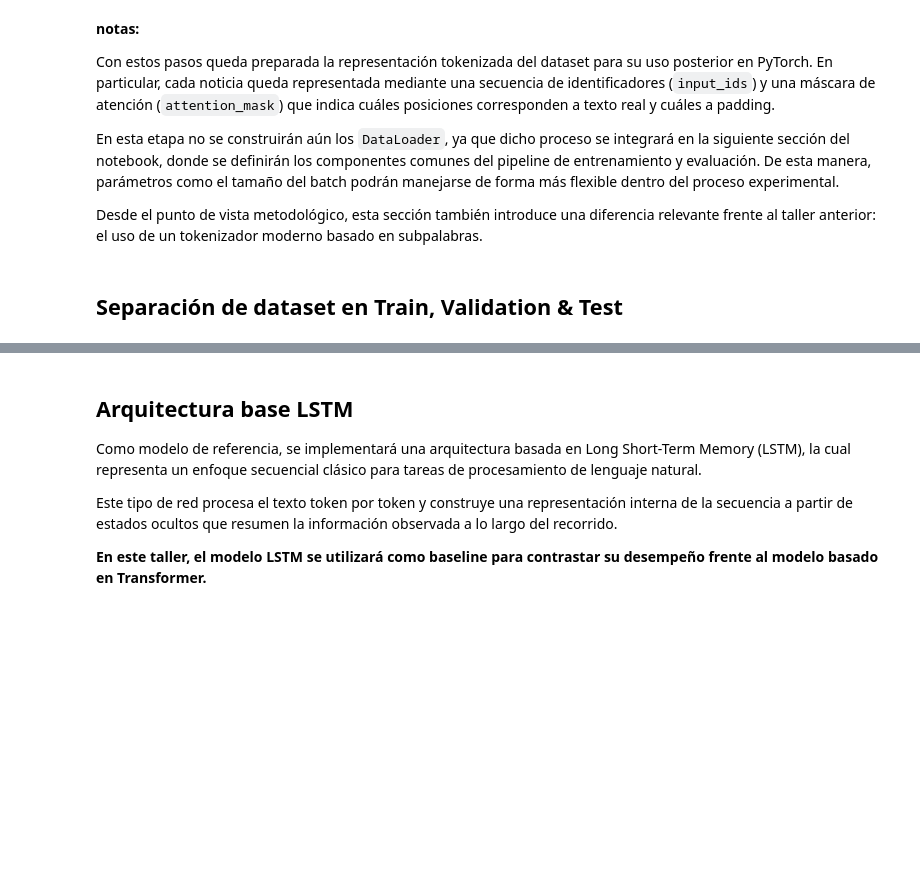
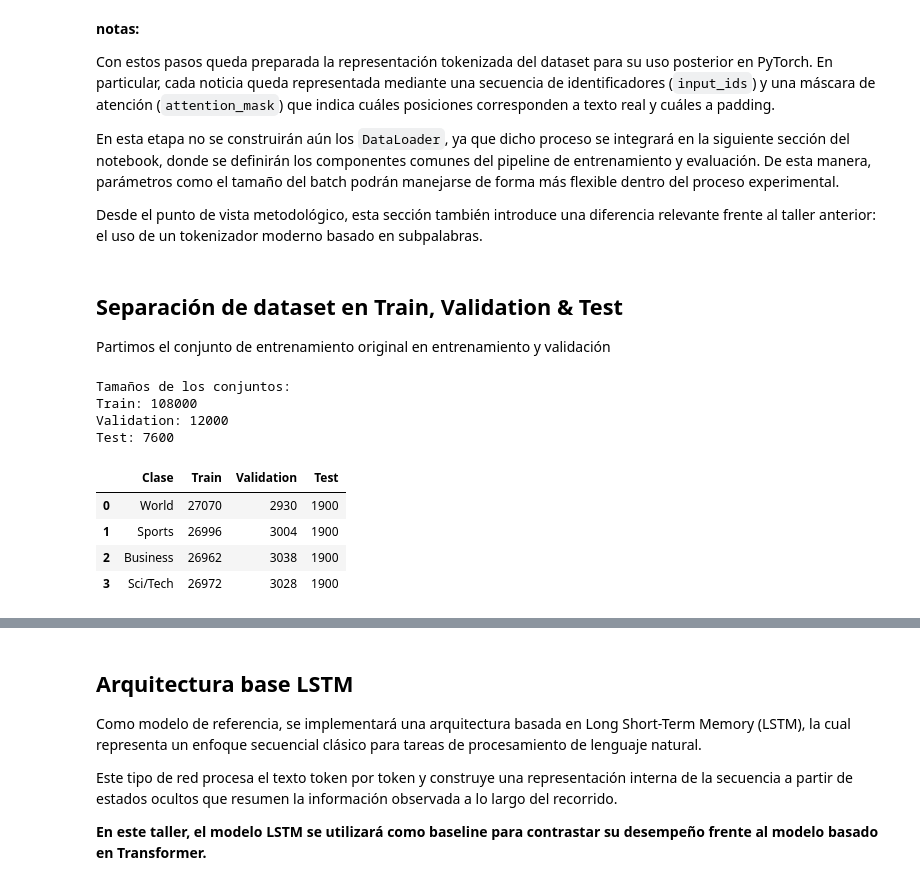
Before and after one commit to jhonattanreales21/nlp_icesi, a Jupyter notebook: unidad_3/Cano_Reales_nlp_with_transformers_&_LSTM.ipynb, the cells around one changed output, grey strips where cells are left out. Saved outputs shown, nothing was run; the diff lists cells and outputs as text; code cells hidden in the pictures; blank space fills up the shorter version.

```diff
--- a/unidad_3/Cano_Reales_nlp_with_transformers_&_LSTM.ipynb
+++ b/unidad_3/Cano_Reales_nlp_with_transformers_&_LSTM.ipynb
@@ -520,3 +522,48 @@ En esta etapa no se construirán aún los `DataLoader`, ya que dicho proceso se
 Desde el punto de vista metodológico, esta sección también introduce una diferencia relevante frente al taller anterior: el uso de un tokenizador moderno basado en subpalabras.
 # %% [markdown]
 ## Separación de dataset en Train, Validation & Test
+
+Partimos el conjunto de entrenamiento original en entrenamiento y validación
+# %%
+# Usamos una partición 90/10 manteniendo la semilla definida al inicio del notebook.
+train_val_split = tokenized_ds["train"].train_test_split(test_size=0.1, seed=SEED)
+
+train_dataset = train_val_split["train"]
+val_dataset = train_val_split["test"]
+test_dataset = tokenized_ds["test"]
+
+print("Tamaños de los conjuntos:")
+print(f"Train: {len(train_dataset)}")
+print(f"Validation: {len(val_dataset)}")
+print(f"Test: {len(test_dataset)}")
+# %% [output]
+Tamaños de los conjuntos:
+Train: 108000
+Validation: 12000
+Test: 7600
+# %%
+from collections import Counter
+
+# Revisamos la distribución de clases en cada subconjunto
+train_counts = Counter(train_dataset["labels"].tolist())
+val_counts = Counter(val_dataset["labels"].tolist())
+test_counts = Counter(test_dataset["labels"].tolist())
+
+num_classes = len(ds["train"].features["label"].names)
+
+split_distribution = pd.DataFrame(
+    {
+        "Clase": class_names,
+        "Train": [train_counts[i] for i in range(num_classes)],
+        "Validation": [val_counts[i] for i in range(num_classes)],
+        "Test": [test_counts[i] for i in range(num_classes)],
+    }
+)
+
+split_distribution
+# %% [output]
+|  | Clase | Train | Validation | Test |
+| 0 | World | 27070 | 2930 | 1900 |
+| 1 | Sports | 26996 | 3004 | 1900 |
+| 2 | Business | 26962 | 3038 | 1900 |
+| 3 | Sci/Tech | 26972 | 3028 | 1900 |
```
Also changed, not shown: parts of 14 cells of this notebook.
